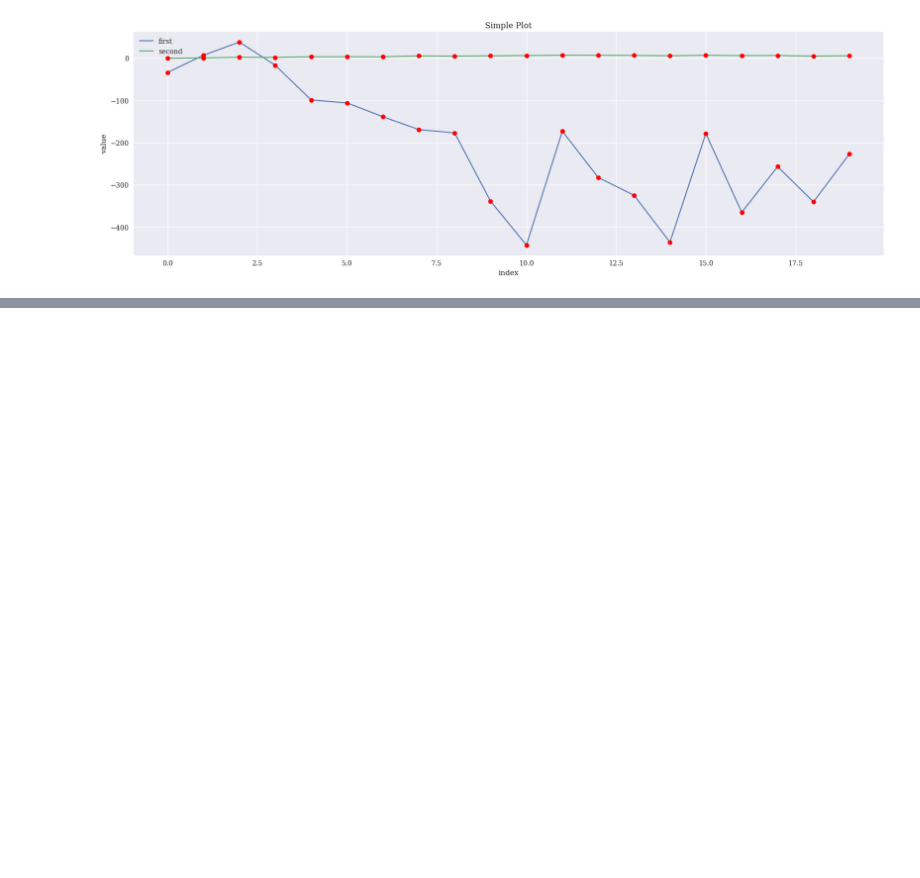
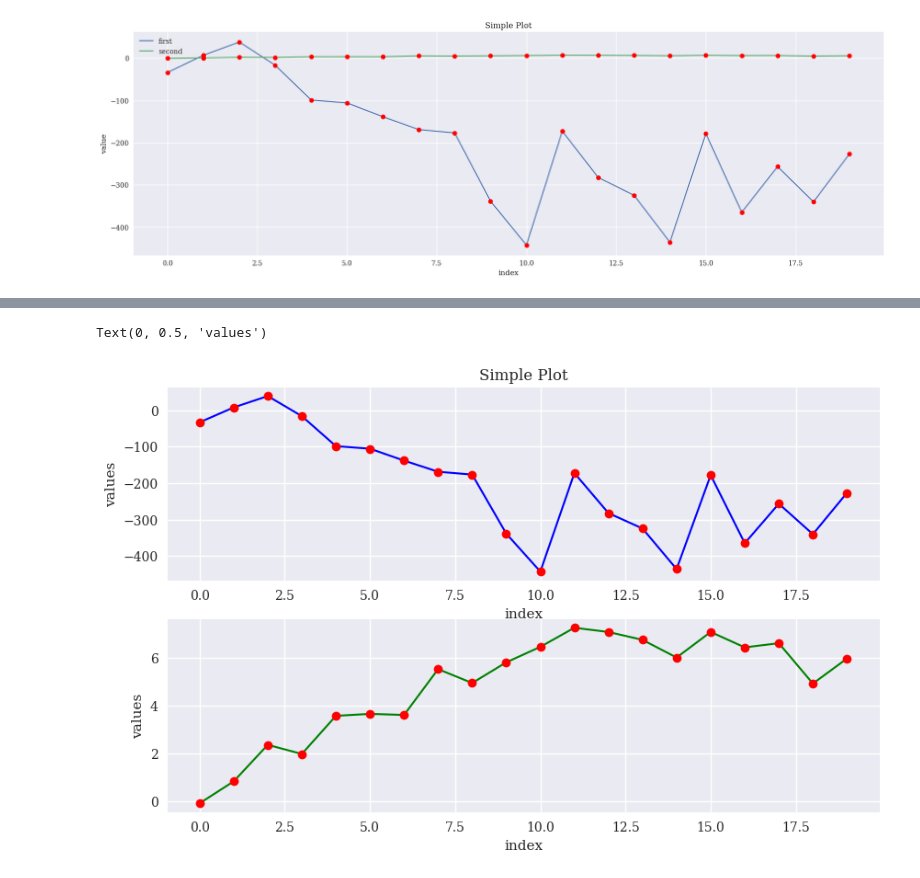
Before and after one commit to alvizconde/python-for-finance, a Jupyter notebook: Ch7-DataVisualization.ipynb, the cells around one changed output, grey strips where cells are left out. Saved outputs shown, nothing was run; the diff lists cells and outputs as text; code cells hidden in the pictures; blank space fills up the shorter version.

Commit message:
2D dataset and different plot styles

```diff
--- a/Ch7-DataVisualization.ipynb
+++ b/Ch7-DataVisualization.ipynb
@@ -127,0 +128,17 @@ Text(0.5, 1.0, 'Simple Plot')
+# %%
+#2nd approach is using 2 subplots
+plt.figure(figsize=(10,6))
+plt.subplot(2,1,1) #(nrow,ncol,fignum)
+plt.plot(y[:, 0], color='b', lw=1.5, label='first')
+plt.plot(y[:, 0], 'ro')
+plt.xlabel('index')
+plt.ylabel('values')
+plt.title('Simple Plot')
+plt.subplot(2,1,2)
+plt.plot(y[:, 1], color='g', lw=1.5, label='first')
+plt.plot(y[:, 1], 'ro')
+plt.xlabel('index')
+plt.ylabel('values')
+# %% [output]
+Text(0, 0.5, 'values')
+[figure, added]
```
Also changed, not shown: parts of 5 cells of this notebook.
